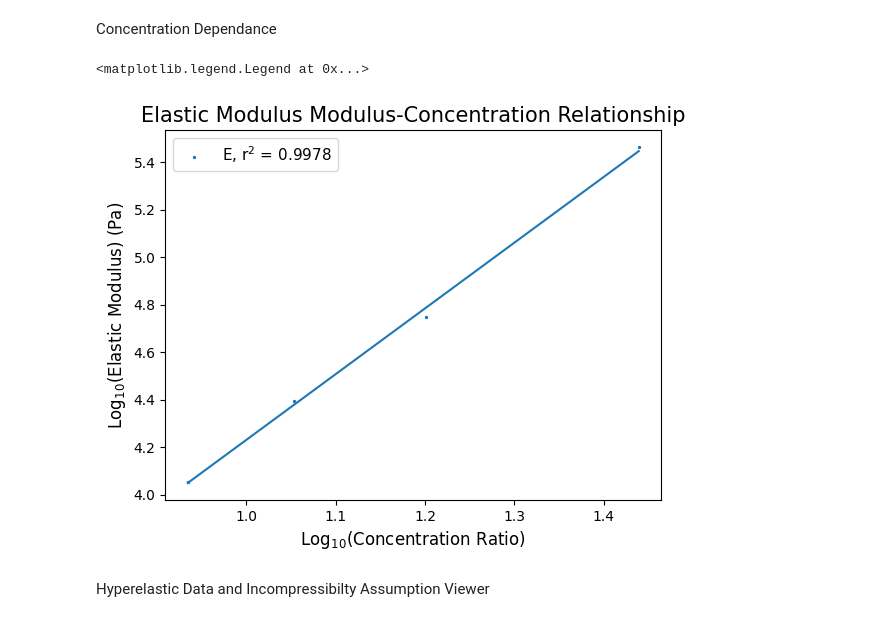
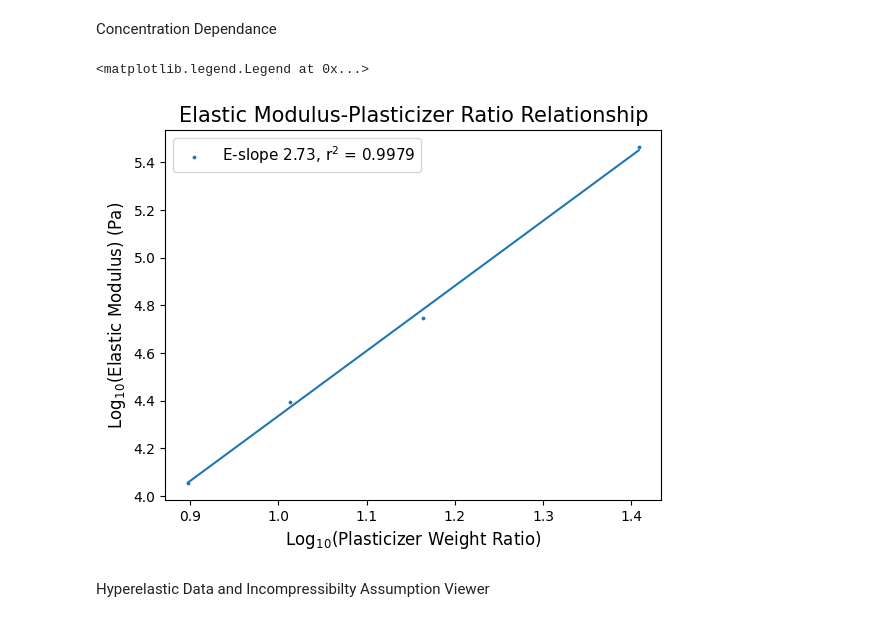
Before and after one commit to TheDuckenEngineer/PVC-Tensile-Experiment, a Jupyter notebook: Elastic and Hyperelastic fitting.ipynb, the cells around one changed output. Cells and saved outputs as stored; diff of their text form; code cells hidden in the pictures.

```diff
--- a/Elastic and Hyperelastic fitting.ipynb
+++ b/Elastic and Hyperelastic fitting.ipynb
@@ -100,42 +103,42 @@ def RSquared(yTrue, yPredict):
     return 1 - (ssResidual/ssTotal)
 
 
 # express the concentrations as log base 10.
-# concentration = np.log10([np.array([2, 4, 6, 8])])
-concentration = np.log10(np.array([27.5, 15.9, 11.3, 8.6]))
-# concentration = np.log10([np.array([1/2, 1/4, 1/6, 1/8])])
+# concentration = np.log10(np.array([2, 4, 6, 8]))
+concentration = np.log10(np.array([25.6, 14.6, 10.3, 7.9]))
+# concentration = np.log10(np.array([1/2, 1/4, 1/6, 1/8]))
 
 # preallocate the data dataframe
 data = pd.DataFrame(columns = ['Elastic Modulus (Pa)'])
-modulus = pd.read_csv(f'Data/PVC Gel Material Parameters.csv', usecols = [1])
+modulus = pd.read_csv(f'Data/PVC Gel Material Parameters.csv', usecols = [1], dtype = float)
 data = pd.concat([data, modulus], ignore_index = True)
 
 # convert each modulus to log base 10. convert -inf to empty
 data['Elastic Modulus (Pa)'] = np.log10(data['Elastic Modulus (Pa)'])
 
 # add a concentration column
 data.insert(0, 'Plasticizer', concentration)
 
 # plot parameters
-markerSize = 2
+markerSize = 3
 titleSize = 15
 axisSize = 12
 legendSize = 11
 
 # fit the elastic modulus to the
 params, _ = curve_fit(LinearFit, data['Plasticizer'].to_numpy(), data['Elastic Modulus (Pa)'].to_numpy())
 r2 = RSquared( data['Elastic Modulus (Pa)'].to_numpy(), LinearFit(data['Plasticizer'].to_numpy(), params[0], params[1]))
 
 # elastic modulus fitment
-plt.scatter(data['Plasticizer'], data['Elastic Modulus (Pa)'], s = markerSize, label = f'E, r$^2$ = {np.round(r2, 4)}')
+plt.scatter(data['Plasticizer'], data['Elastic Modulus (Pa)'], s = markerSize, label = f'E-slope {np.round(params[0], 3)}, r$^2$ = {np.round(r2, 4)}')
 plt.plot(data['Plasticizer'], LinearFit(data['Plasticizer'].to_numpy(), params[0], params[1]))
-plt.xlabel('Log$_1$$_0$(Concentration Ratio)', fontsize = axisSize)
+plt.xlabel('Log$_1$$_0$(Plasticizer Weight Ratio)', fontsize = axisSize)
 plt.ylabel('Log$_1$$_0$(Elastic Modulus) (Pa)', fontsize = axisSize)
-plt.title('Elastic Modulus Modulus-Concentration Relationship', fontsize = titleSize)
+plt.title('Elastic Modulus-Plasticizer Ratio Relationship', fontsize = titleSize)
 plt.legend(fontsize = legendSize)
 # %% [output]
 <matplotlib.legend.Legend at 0x...>
-[figure, old version]
+[figure, new version]
 # %% [markdown]
 Hyperelastic Data and Incompressibilty Assumption Viewer
 # %%
```
Also changed, not shown: parts of 3 cells of this notebook, 1 other file.
